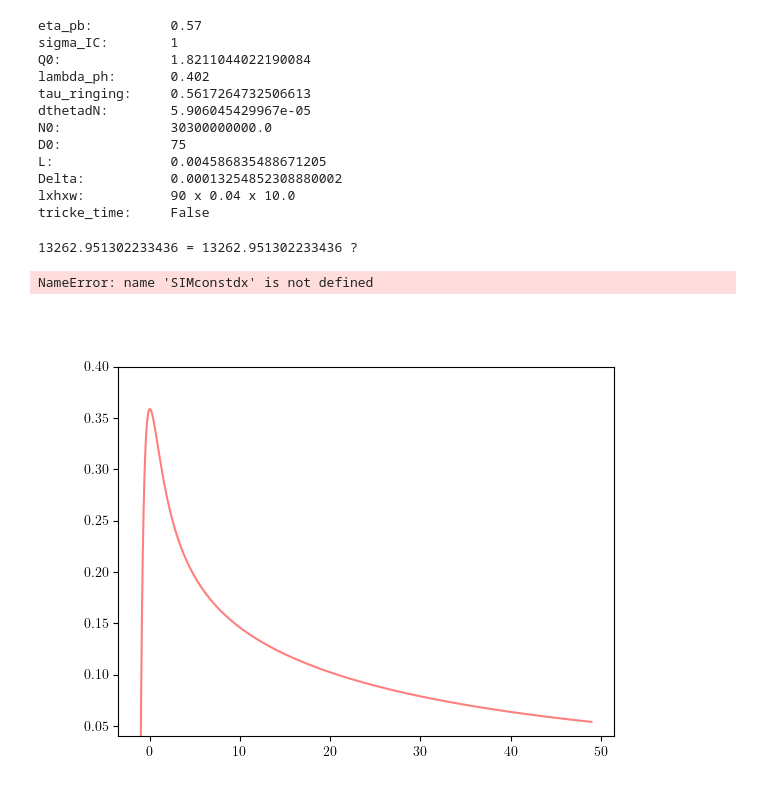
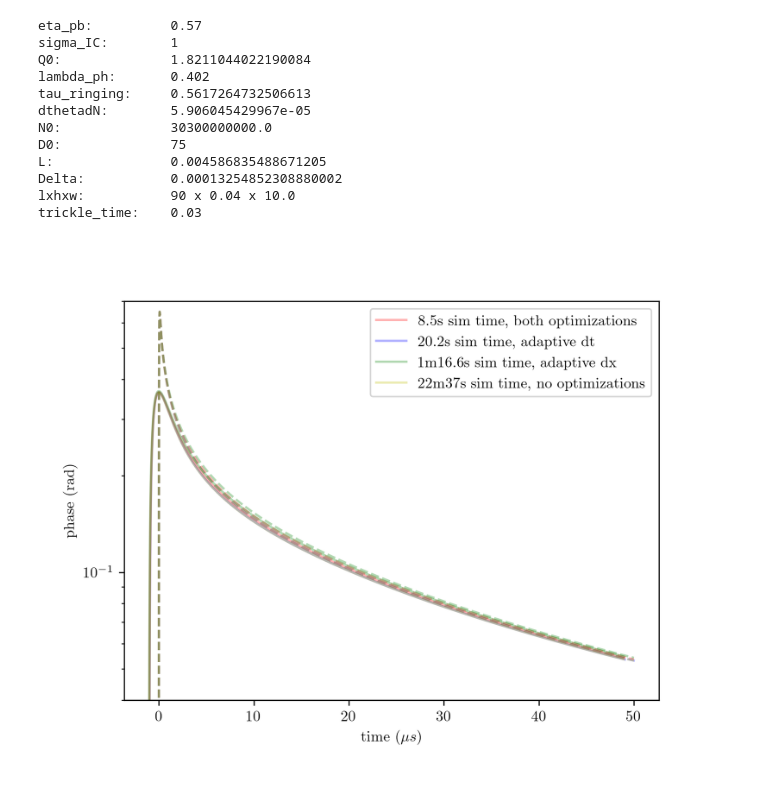
Before and after one commit to 10483/MTP, a Jupyter notebook: FVSimulation_phase_density/optimizations check.ipynb, the cells around one changed output. Cells and saved outputs as stored; diff of their text form; code cells hidden in the pictures.

```diff
--- a/FVSimulation_phase_density/optimizations check.ipynb
+++ b/FVSimulation_phase_density/optimizations check.ipynb
@@ -8,7 +8,7 @@ from scipy.optimize import curve_fit
 plt.rcParams.update({
     "text.usetex": True,
     "font.family": "Computer Modern",
-    "figure.dpi": 100,
+    "figure.dpi": 300,
 })
 
 from Finite_volume_method_1D import *
@@ -25,7 +23,7 @@ L=KID402.L
 # %% [output]
 [figure]
 # %%
-params = KID_params(eta_pb=0.57,sigma_IC=1,Teff=0.11,KID=KID402,L=L)
+params = KID_params(eta_pb=0.57,sigma_IC=1,Teff=0.11,KID=KID402,trickle_time=0.03)
 params.print()
 # %% [output]
 eta_pb:          0.57
@@ -39,15 +37,13 @@ D0:              75
 L:               0.004586835488671205
 Delta:           0.00013254852308880002
 lxhxw:           90 x 0.04 x 10.0
-tricke_time:     False
+trickle_time:    0.03
 # %%
 dtset=0.001
 dxfrac=1/4
 simtime=50
 
 SIM = KID_sim(params=params,dt_init=dtset,dx_or_fraction=1/8,D_const=False,simtime_approx=simtime)
-# %% [output]
-13262.951302233436 = 13262.951302233436 ?
 # %%
 SIMconstdx = KID_sim(params=params,dt_init=dtset,dx_or_fraction=params.sigma_IC*dxfrac,D_const=False,adaptivedx=False,simtime_approx=simtime)
 # %%
@@ -55,23 +51,24 @@ SIMconstdt = KID_sim(params=params,dt_init=dtset,dx_or_fraction=dxfrac,D_const=F
 # %%
 SIMconstdtdx = KID_sim(params=params,dt_init=dtset,dx_or_fraction=params.sigma_IC*dxfrac,D_const=False,adaptivedt=False,adaptivedx=False,simtime_approx=simtime)
 # %%
-alpha=0.5
+alpha=0.3
 plt.figure()
-plt.ylim(0.04,0.4)
-plt.plot(SIM.t_axis_interp,SIM.phaseintime,color='r',alpha=alpha)
-#plt.semilogy(SIM.t_axis,SIM.Nqpintime*SIM.dthetadN,color='r',ls='--',alpha=alpha)
-plt.semilogy(SIMconstdx.t_axis_interp,SIMconstdx.phaseintime,color='b',alpha=alpha)
-#plt.semilogy(SIMconstdx.t_axis,SIMconstdx.Nqpintime*SIMconstdx.dthetadN,color='b',ls='--',alpha=alpha)
-plt.semilogy(SIMconstdt.t_axis_interp,SIMconstdt.phaseintime,color='g',alpha=alpha)
-#plt.semilogy(SIMconstdt.t_axis,SIMconstdt.Nqpintime*SIMconstdt.dthetadN,color='g',ls='--',alpha=alpha)
-plt.semilogy(SIMconstdtdx.t_axis_interp,SIMconstdtdx.phaseintime,color='y',alpha=alpha)
-#plt.semilogy(SIMconstdtdx.t_axis,SIMconstdtdx.Nqpintime*SIMconstdtdx.dthetadN,color='y',ls='--',alpha=alpha)
+plt.ylim(0.04,0.7)
+plt.plot(SIM.t_axis_interp,SIM.phaseintime,color='r',alpha=alpha,label='8.5s sim time, both optimizations')
+plt.plot(SIM.t_axis,SIM.Nqpintime*SIM.params.dthetadN,color='r',ls='--',alpha=alpha)
+plt.plot(SIMconstdx.t_axis_interp,SIMconstdx.phaseintime,color='b',alpha=alpha,label='20.2s sim time, adaptive dt')
+plt.plot(SIMconstdx.t_axis,SIMconstdx.Nqpintime*SIMconstdx.params.dthetadN,color='b',ls='--',alpha=alpha)
+plt.plot(SIMconstdt.t_axis_interp,SIMconstdt.phaseintime,color='g',alpha=alpha,label='1m16.6s sim time, adaptive dx')
+plt.plot(SIMconstdt.t_axis,SIMconstdt.Nqpintime*SIMconstdt.params.dthetadN,color='g',ls='--',alpha=alpha)
+plt.plot(SIMconstdtdx.t_axis_interp,SIMconstdtdx.phaseintime,color='y',alpha=alpha,label='22m37s sim time, no optimizations')
+plt.plot(SIMconstdtdx.t_axis,SIMconstdtdx.Nqpintime*SIMconstdtdx.params.dthetadN,color='y',ls='--',alpha=alpha)
 plt.xlabel(r'time ($\mu s$)')
 plt.ylabel(r'phase (rad)')
+plt.semilogy()
+plt.legend()
 plt.show()
 # %% [output]
-NameError: name 'SIMconstdx' is not defined
-[figure, old version]
+[figure, new version]
 # %%
 freq = 20 #hz
 fig, ax=plt.subplots()
```
Also changed, not shown: parts of 3 cells of this notebook.
